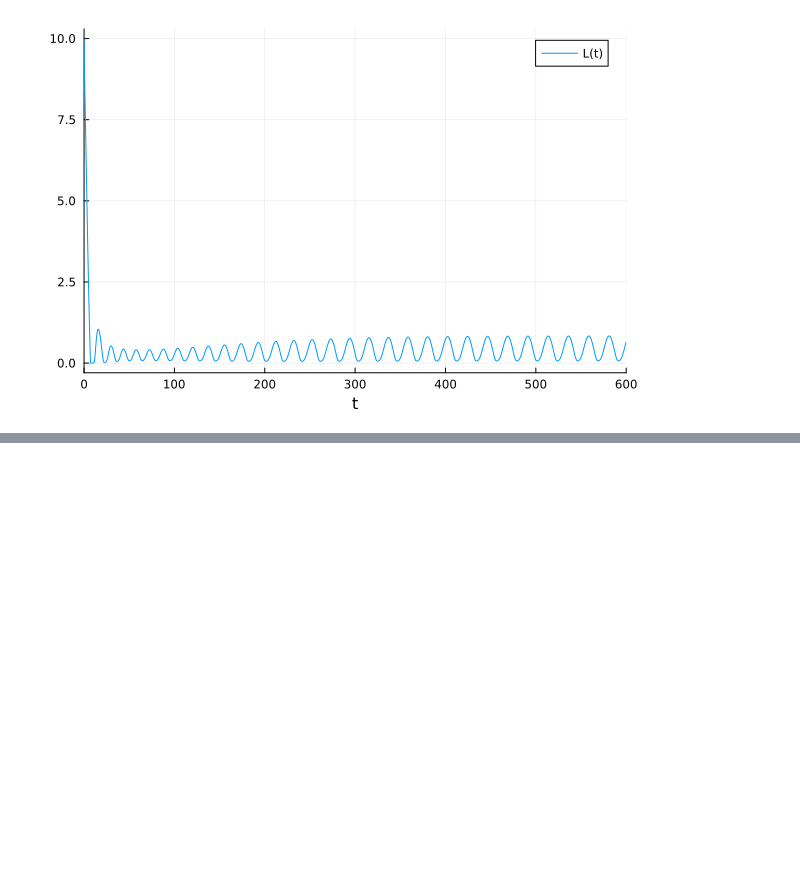
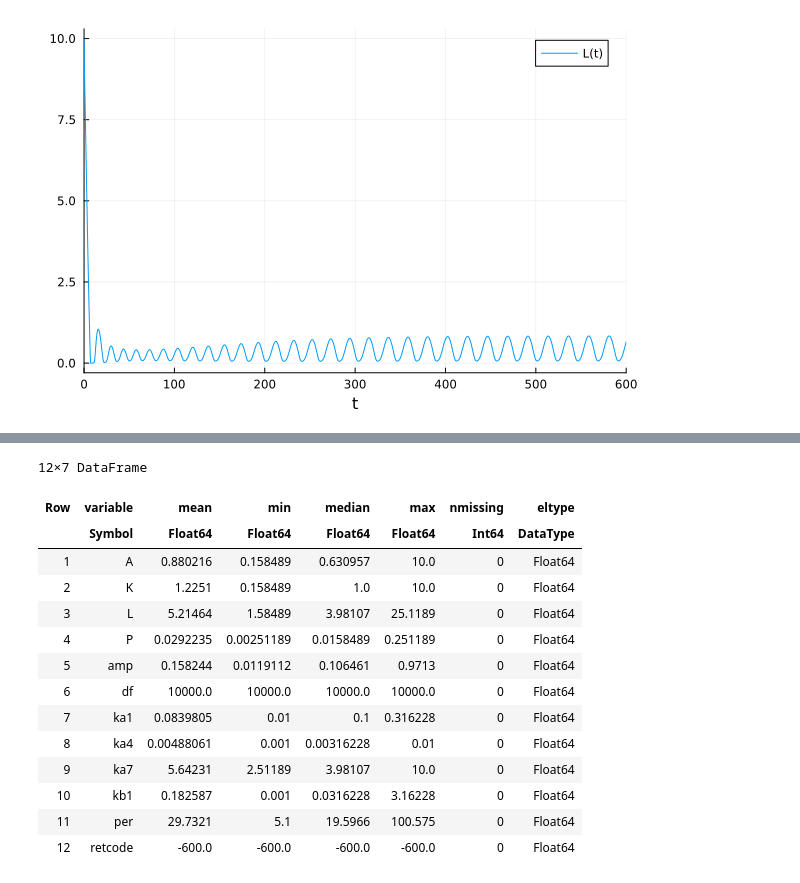
Before and after one commit to egreenberg7/Julia, a Jupyter notebook: ExperimentalFullModelWork/MaybeOscWork.ipynb, the cells around one changed output, grey strips where cells are left out. Saved outputs shown, nothing was run; the diff lists cells and outputs as text; code cells hidden in the pictures; blank space fills up the shorter version.

```diff
--- a/ExperimentalFullModelWork/MaybeOscWork.ipynb
+++ b/ExperimentalFullModelWork/MaybeOscWork.ipynb
@@ -312,0 +381,18 @@ end
+# %%
+describe(mydf)
+# %% [output]
+12×7 DataFrame
+| Row | variable | mean | min | median | max | nmissing | eltype |
+|  | Symbol | Float64 | Float64 | Float64 | Float64 | Int64 | DataType |
+| 1 | A | 0.880216 | 0.158489 | 0.630957 | 10.0 | 0 | Float64 |
+| 2 | K | 1.2251 | 0.158489 | 1.0 | 10.0 | 0 | Float64 |
+| 3 | L | 5.21464 | 1.58489 | 3.98107 | 25.1189 | 0 | Float64 |
+| 4 | P | 0.0292235 | 0.00251189 | 0.0158489 | 0.251189 | 0 | Float64 |
+| 5 | amp | 0.158244 | 0.0119112 | 0.106461 | 0.9713 | 0 | Float64 |
+| 6 | df | 10000.0 | 10000.0 | 10000.0 | 10000.0 | 0 | Float64 |
+| 7 | ka1 | 0.0839805 | 0.01 | 0.1 | 0.316228 | 0 | Float64 |
+| 8 | ka4 | 0.00488061 | 0.001 | 0.00316228 | 0.01 | 0 | Float64 |
+| 9 | ka7 | 5.64231 | 2.51189 | 3.98107 | 10.0 | 0 | Float64 |
+| 10 | kb1 | 0.182587 | 0.001 | 0.0316228 | 3.16228 | 0 | Float64 |
+| 11 | per | 29.7321 | 5.1 | 19.5966 | 100.575 | 0 | Float64 |
+| 12 | retcode | -600.0 | -600.0 | -600.0 | -600.0 | 0 | Float64 |
```
Also changed, not shown: parts of 7 cells of this notebook, 2 other files.
